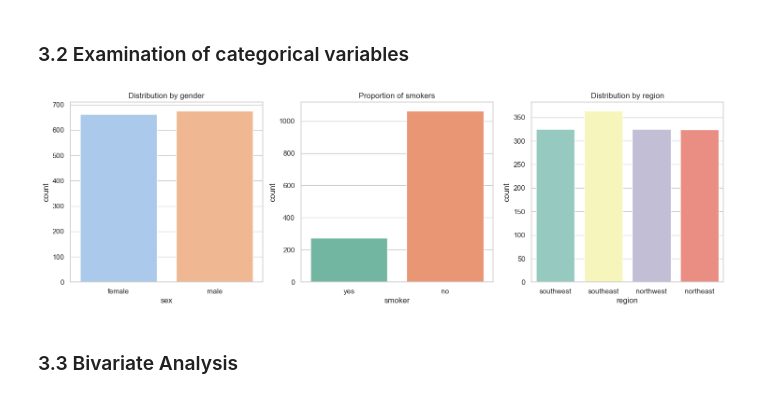
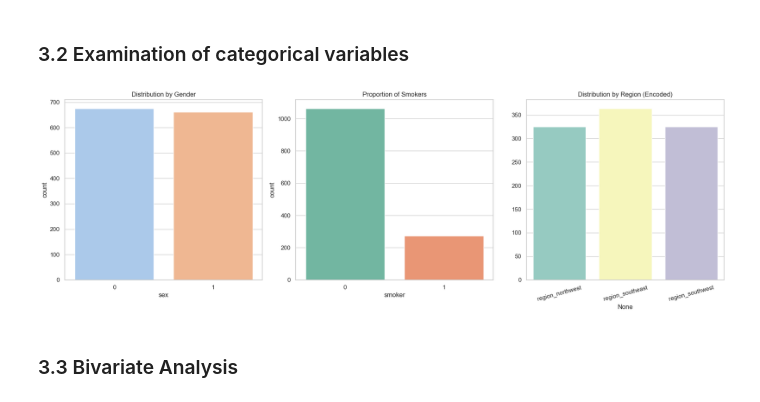
Before and after one commit to erikvidadev/ml-fun-for-fun, a Jupyter notebook: notebooks/insurance_eda.ipynb, the cells around one changed output. Drawn from its saved outputs; the diff is of its cells as text; code cells hidden in the pictures.

Commit message:
insurance_eda done

```diff
--- a/notebooks/insurance_eda.ipynb
+++ b/notebooks/insurance_eda.ipynb
@@ -22,6 +20,6 @@ Libararies loaded succesully
 # %% [markdown]
 ### 2.1 Load data
 # %%
-df = pd.read_csv('../data/processsed/insurance_encoded.csv')
+df = pd.read_csv('../data/processed/insurance_encoded.csv')
 df.head()
 # %% [output]
@@ -77,20 +82,23 @@ We can say most of the people have low carges, but there is a small group who ha
 # %% [markdown]
 ### 3.2 Examination of categorical variables
 # %%
-fig, axes = plt.subplots(1, 3, figsize=(18, 5))
+fig, axes = plt.subplots(1, 3, figsize=(18, 6))
 
-sns.countplot(x='sex', data=df, ax=axes[0], palette='pastel')
-axes[0].set_title('Distribution by gender')
+sns.countplot(x='sex', data=df, ax=axes[0], palette='pastel', hue='sex', legend=False)
+axes[0].set_title('Distribution by Gender')
 
-sns.countplot(x='smoker', data=df, ax=axes[1], palette='Set2')
-axes[1].set_title('Proportion of smokers')
+sns.countplot(x='smoker', data=df, ax=axes[1], palette='Set2', hue='smoker', legend=False)
+axes[1].set_title('Proportion of Smokers')
 
-sns.countplot(x='region', data=df, ax=axes[2], palette='Set3')
-axes[2].set_title('Distribution by region')
+region_counts = df[['region_northwest', 'region_southeast', 'region_southwest']].sum()
+sns.barplot(x=region_counts.index, y=region_counts.values, ax=axes[2], palette='Set3', hue=region_counts.index, legend=False)
+axes[2].set_title('Distribution by Region (Encoded)')
+axes[2].tick_params(axis='x', rotation=15) # Hogy jobban elférjenek a feliratok
 
+plt.tight_layout()
 plt.show()
 # %% [output]
-[figure, old version]
+[figure, new version]
 # %% [markdown]
 ### 3.3 Bivariate Analysis
 # %% [markdown]
```
Also changed, not shown: parts of 7 cells of this notebook.
